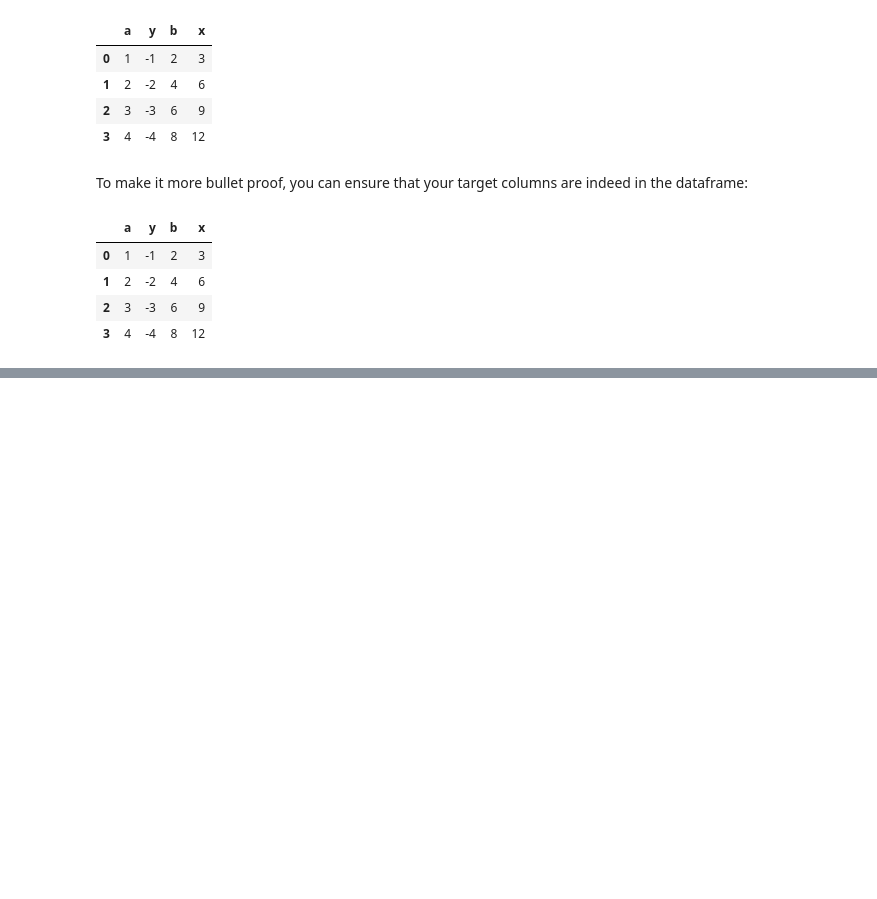
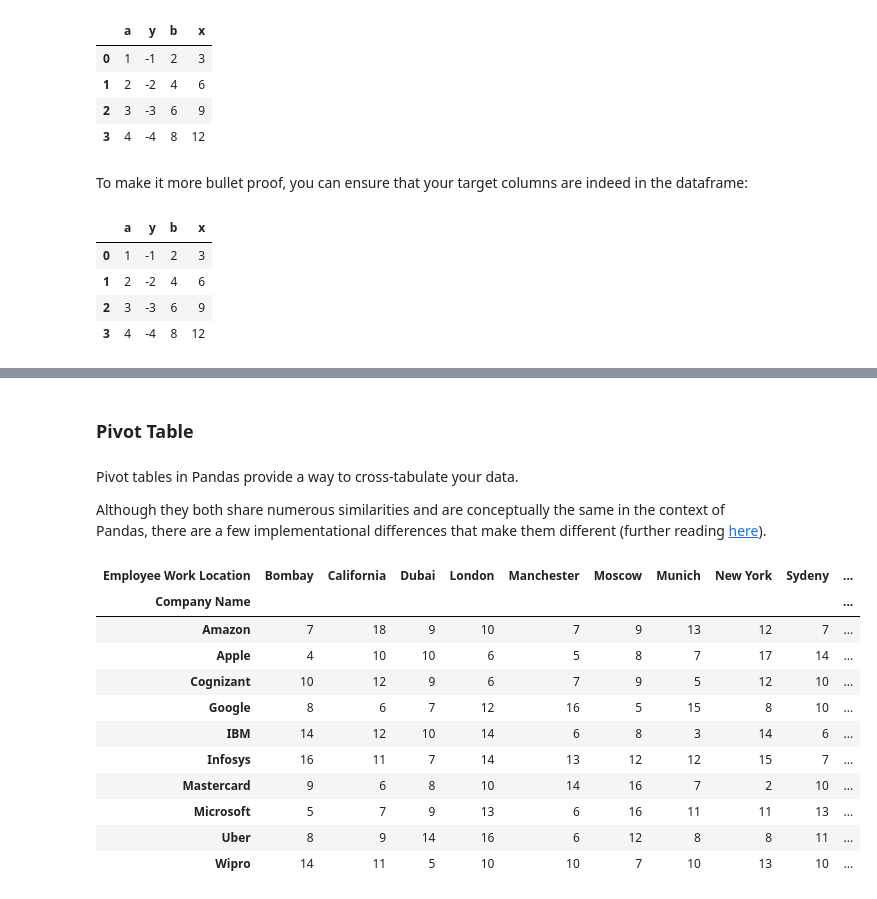
Before and after one commit to jalwalb2765/python_resources, a Jupyter notebook: 4_pandas.ipynb, the cells around one changed output, grey strips where cells are left out. Drawn from its saved outputs; the diff is of its cells as text; code cells hidden in the pictures; blank space fills up the shorter version.

```diff
--- a/4_pandas.ipynb
+++ b/4_pandas.ipynb
@@ -1893,0 +2181,25 @@ df
+# %% [markdown]
+### Pivot Table
+# %% [markdown]
+Pivot tables in Pandas provide a way to cross-tabulate your data.
+
+Although they both share numerous similarities and are conceptually the same in the context of Pandas, there are a few implementational differences that make them different (further reading [here](https://stackoverflow.com/questions/36267745/how-is-a-pandas-crosstab-different-from-a-pandas-pivot-table)).
+# %%
+pd.pivot_table(data,
+               index=["Company Name"],
+               columns=["Employee Work Location"],
+               aggfunc='size',
+               fill_value=0)
+# %% [output]
+| Employee Work Location | Bombay | California | Dubai | London | Manchester | Moscow | Munich | New York | Sydeny | ... |
+| Company Name |  |  |  |  |  |  |  |  |  | ... |
+| Amazon | 7 | 18 | 9 | 10 | 7 | 9 | 13 | 12 | 7 | ... |
+| Apple | 4 | 10 | 10 | 6 | 5 | 8 | 7 | 17 | 14 | ... |
+| Cognizant | 10 | 12 | 9 | 6 | 7 | 9 | 5 | 12 | 10 | ... |
+| Google | 8 | 6 | 7 | 12 | 16 | 5 | 15 | 8 | 10 | ... |
+| IBM | 14 | 12 | 10 | 14 | 6 | 8 | 3 | 14 | 6 | ... |
+| Infosys | 16 | 11 | 7 | 14 | 13 | 12 | 12 | 15 | 7 | ... |
+| Mastercard | 9 | 6 | 8 | 10 | 14 | 16 | 7 | 2 | 10 | ... |
+| Microsoft | 5 | 7 | 9 | 13 | 6 | 16 | 11 | 11 | 13 | ... |
+| Uber | 8 | 9 | 14 | 16 | 6 | 12 | 8 | 8 | 11 | ... |
+| Wipro | 14 | 11 | 5 | 10 | 10 | 7 | 10 | 13 | 10 | ... |
```
Also changed, not shown: parts of 49 cells of this notebook, 1 other file.
